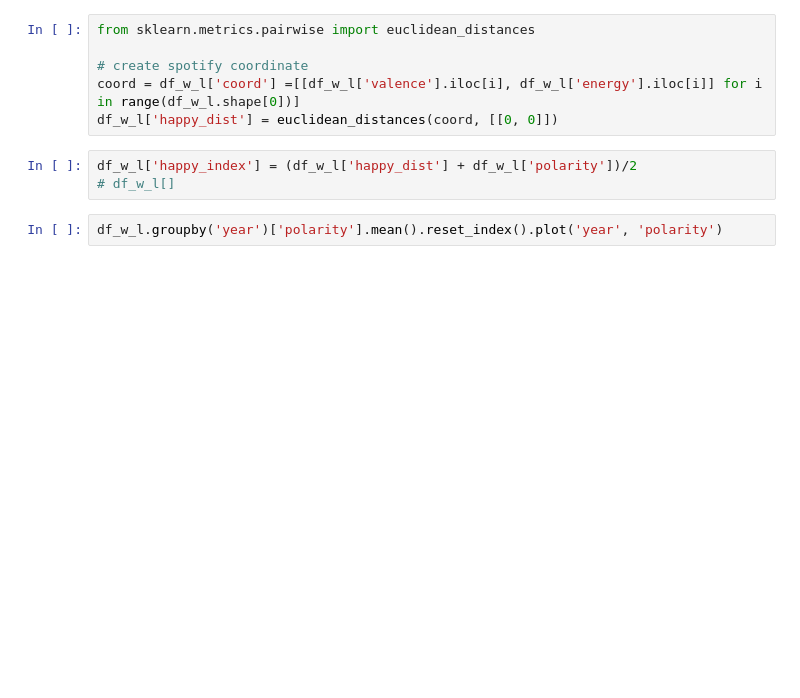
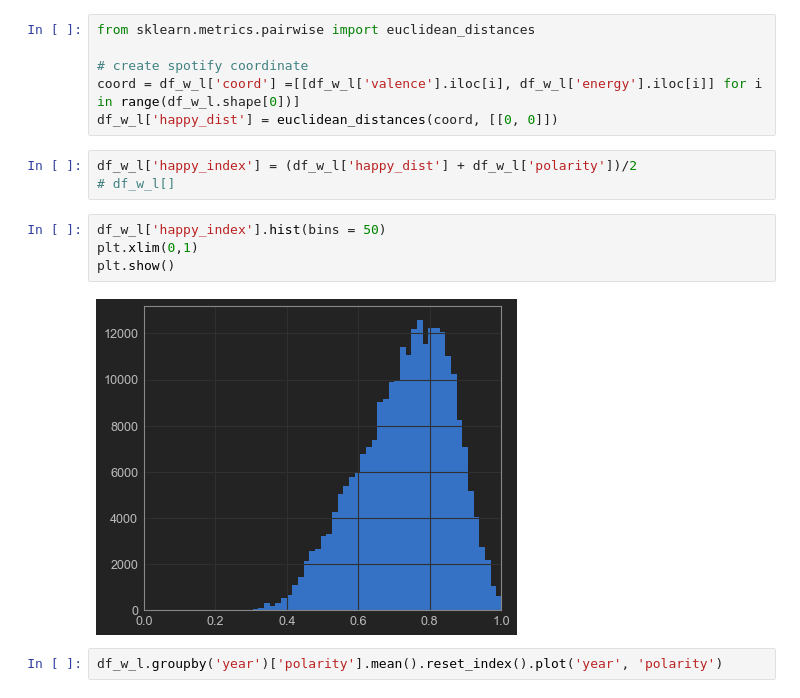
Before and after one commit to akraemer007/what_exactly_are_we_turning_down_for_again, a Jupyter notebook: EDA/eda.ipynb, the cells around one changed output. Drawn from its saved outputs; the diff is of its cells as text; blank space fills up the shorter version.

```diff
--- a/EDA/eda.ipynb
+++ b/EDA/eda.ipynb
@@ -209,6 +206,12 @@ df_w_l['happy_dist'] = euclidean_distances(coord, [[0, 0]])
 # %%
 df_w_l['happy_index'] = (df_w_l['happy_dist'] + df_w_l['polarity'])/2
 # df_w_l[]
+# %%
+df_w_l['happy_index'].hist(bins = 50)
+plt.xlim(0,1)
+plt.show()
+# %% [output]
+[figure, added]
 # %%
 df_w_l.groupby('year')['polarity'].mean().reset_index().plot('year', 'polarity')
 # %% [output]
```
Also changed, not shown: parts of 4 cells of this notebook.
